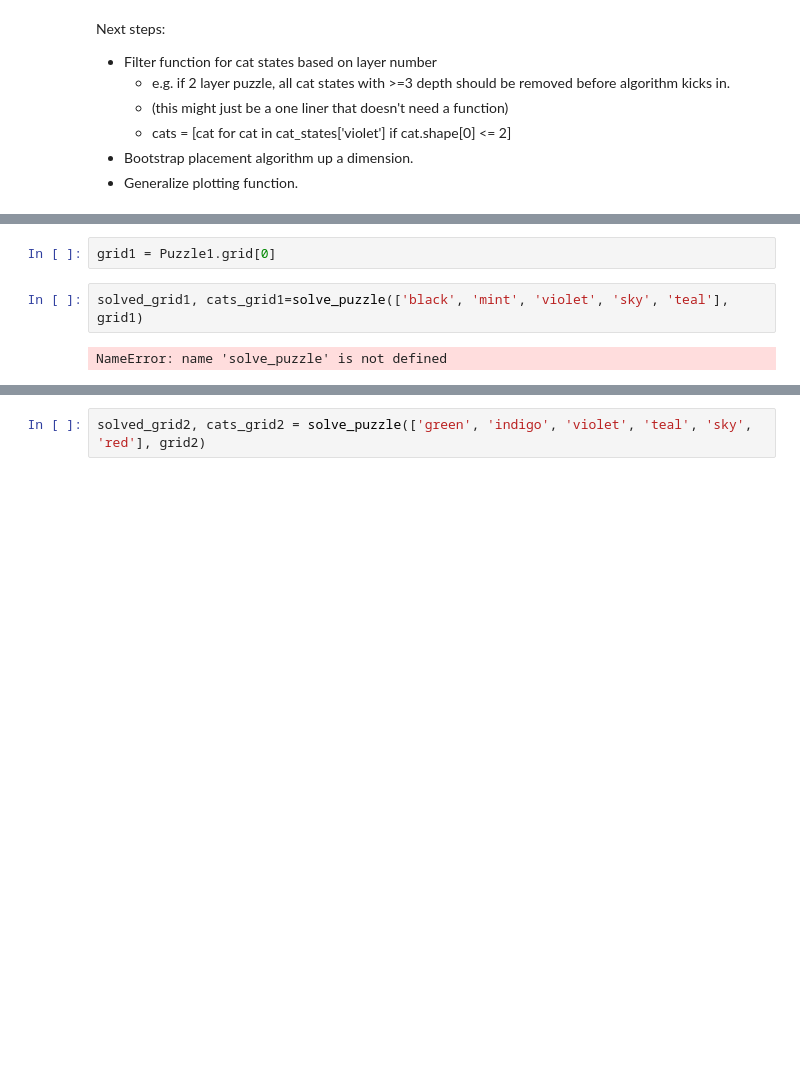
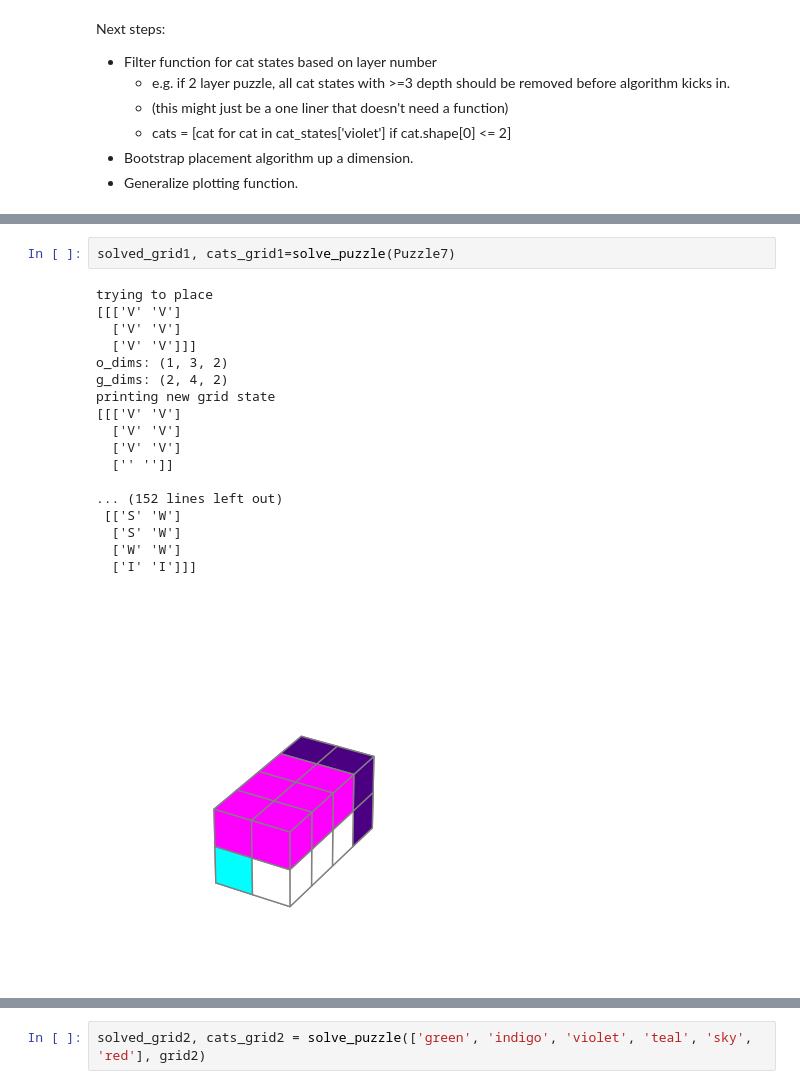
Before and after one commit to pdornian/cat_stax_solver, a Jupyter notebook: sandbox.ipynb, the cells around one changed output, grey strips where cells are left out. Saved outputs shown, nothing was run; the diff lists cells and outputs as text; blank space fills up the shorter version.

```diff
--- a/sandbox.ipynb
+++ b/sandbox.ipynb
@@ -14,6 +12,21 @@ ValueError: too many values to unpack (expected 2)
-# %%
-grid1 = Puzzle1.grid[0]
 # %%
-solved_grid1, cats_grid1=solve_puzzle(['black', 'mint', 'violet', 'sky', 'teal'], grid1)
+solved_grid1, cats_grid1=solve_puzzle(Puzzle7)
 # %% [output]
-NameError: name 'solve_puzzle' is not defined
+trying to place
+[[['V' 'V']
+  ['V' 'V']
+  ['V' 'V']]]
+o_dims: (1, 3, 2)
+g_dims: (2, 4, 2)
+printing new grid state
+[[['V' 'V']
+  ['V' 'V']
+  ['V' 'V']
+  ['' '']]
+
+... (152 lines left out)
+ [['S' 'W']
+  ['S' 'W']
+  ['W' 'W']
+  ['I' 'I']]]
+[figure, added]
```
Also changed, not shown: parts of 4 cells of this notebook, 2 other files.
